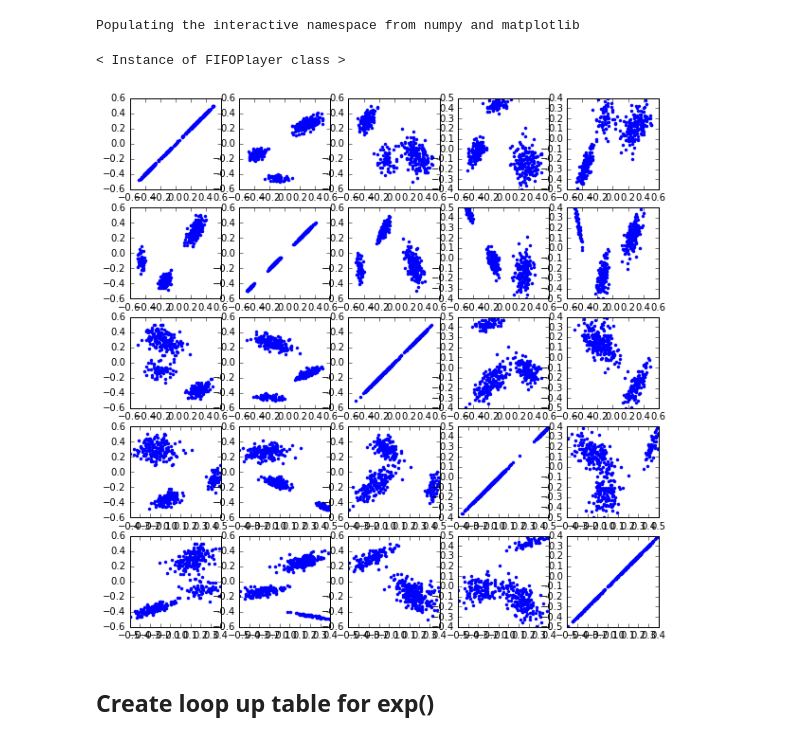
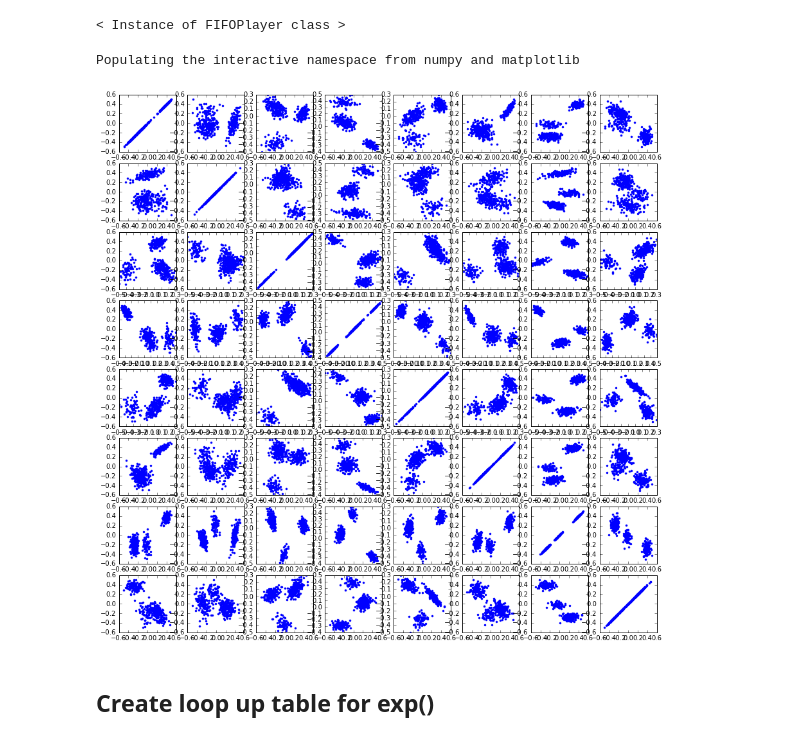
Before and after one commit to wiccy46/MBSison16, a Jupyter notebook: ptmain.ipynb, the cells around one changed output. Drawn from its saved outputs; the diff is of its cells as text; code cells hidden in the pictures.

Commit message:
fix a small mistake of rewriting dim to 5 even though the data's dim is different.

```diff
--- a/ptmain.ipynb
+++ b/ptmain.ipynb
@@ -6,25 +6,23 @@ import time
 import threading
 import matplotlib.widgets as widgets
 import random as pyrandom
-%pylab inline
 def linlin(x, smi, sma, dmi, dma): return (x-smi)/(sma-smi)*(dma-dmi)+dmi
 from threading import Thread
 # from pyo import *
 # Audio server
 import pyo64 as pyo
 # Is 1024 too large for the bufferSize in this case.
-fs = 44100/2
+fs = 44100
 s = pyo.Server(sr=fs, nchnls=2, buffersize=1024, duplex=0).boot()
 s.start()
-fifo = pyo.FIFOPlayer(maxsize=200, mul=[.3,.3])
+fifo = pyo.FIFOPlayer(maxsize=400, mul=[.3,.3])
 mixer = pyo.Mixer()
 mixer.addInput(0, fifo);mixer.setAmp(0,0,1)
 mixer.addInput(1, fifo);mixer.setAmp(1,1,1)
 mixer.out()
 fifo.out()
 # %% [output]
-Populating the interactive namespace from numpy and matplotlib
+< Instance of FIFOPlayer class >
-< Instance of FIFOPlayer class >
 # %%
 # Create a rigid window to ramp on/off the audio vector to prevent clipping.
 # But I still hear clipping.
@@ -228,40 +223,41 @@ def PTSM(np.ndarray[np.float64_t, ndim = 1] pos, np.ndarray[np.float64_t, ndim =
     free(position)
     return resultTrj, resultVel
 # %%
+%pylab inline
 # if testMode == T, a random example is used as the data.
 # else, you can load the actual data txt files.
 testMode = True
 if testMode :
-    data = dataGen(5, 3, minnr = 50, maxnr = 200)
+    data = dataGen(8, 3, minnr = 50, maxnr = 200)
     N, dim = data.shape[0], data.shape[1]
-    pylab.rcParams['figure.figsize'] = (10.0, 10.0)
-    dim = 5
+    pylab.rcParams['figure.figsize'] = (15.0, 15.0)
     ct=1
     for i in range(dim):
         for j in range(dim):
             subplot(dim, dim, ct)
             plot(data[:, i], data[:,j], ".")
             ct += 1
 
 else:
     # Load test data from file
 #     data = np.loadtxt("data/dim032.txt")
     # Still have problem loading csv file.
     data = np.genfromtxt("data/posture.csv",delimiter=",", skip_header = 1)
     headers = np.genfromtxt("data/posture.csv", dtype = np.str_, delimiter = ",", max_rows = 1 )
     N, dim = data.shape[0], data.shape[1]
 #     data = stdData(data, dim)
 #     plot(data[:,0], data[:,1], ".")
 
 # Create exp lookup
 exp_resolution = 1000000 # Resolution for lookup table
 delta_dis = np.linspace(0.0, dim, num = exp_resolution) # Range of distance difference.
 # m_comp = 0.001 # mass compensation
 norm_max = dim
 sigma = 0.1
 exp_table = updateExpTable(sigma, delta_dis)
 # %% [output]
+Populating the interactive namespace from numpy and matplotlib
-[figure, old version]
+[figure, new version]
 # %% [markdown]
 ## Create loop up table for exp()
 # %% [markdown]
```
Also changed, not shown: parts of 4 cells of this notebook.
